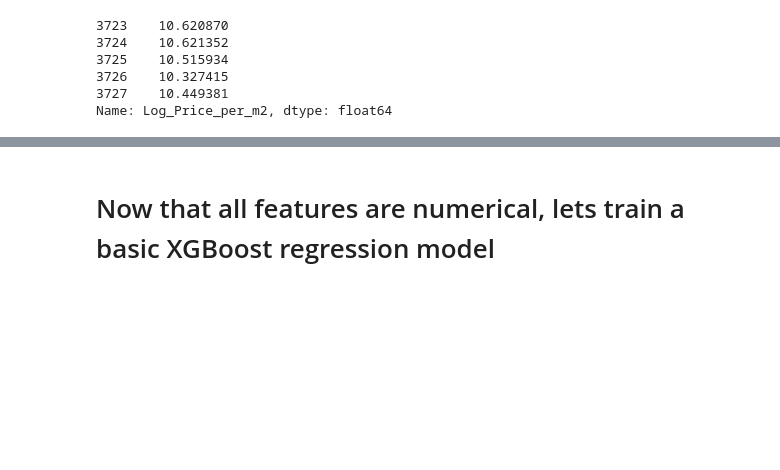
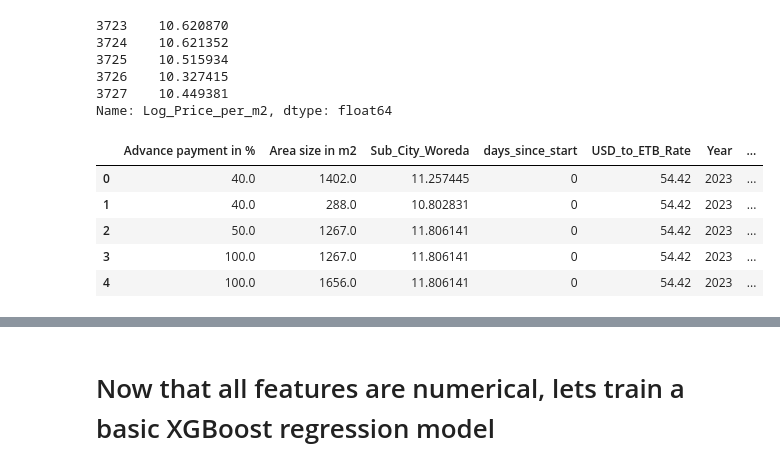
Before and after one commit to Solhemi/Land_auction_price_prediction_model_in_Addis, a Jupyter notebook: land_auction_price_prediction_model.ipynb, the cells around one changed output, grey strips where cells are left out. Saved outputs shown, nothing was run; the diff lists cells and outputs as text; code cells hidden in the pictures; blank space fills up the shorter version.

```diff
--- a/land_auction_price_prediction_model.ipynb
+++ b/land_auction_price_prediction_model.ipynb
@@ -729,0 +746,10 @@ Name: Log_Price_per_m2, dtype: float64
+# %%
+# Inspect changes in the training data
+X_train_encoded.head(5)
+# %% [output]
+|  | Advance payment in % | Area size in m2 | Sub_City_Woreda | days_since_start | USD_to_ETB_Rate | Year | ... |
+| 0 | 40.0 | 1402.0 | 11.257445 | 0 | 54.42 | 2023 | ... |
+| 1 | 40.0 | 288.0 | 10.802831 | 0 | 54.42 | 2023 | ... |
+| 2 | 50.0 | 1267.0 | 11.806141 | 0 | 54.42 | 2023 | ... |
+| 3 | 100.0 | 1267.0 | 11.806141 | 0 | 54.42 | 2023 | ... |
+| 4 | 100.0 | 1656.0 | 11.806141 | 0 | 54.42 | 2023 | ... |
```
Also changed, not shown: parts of 13 cells of this notebook.
